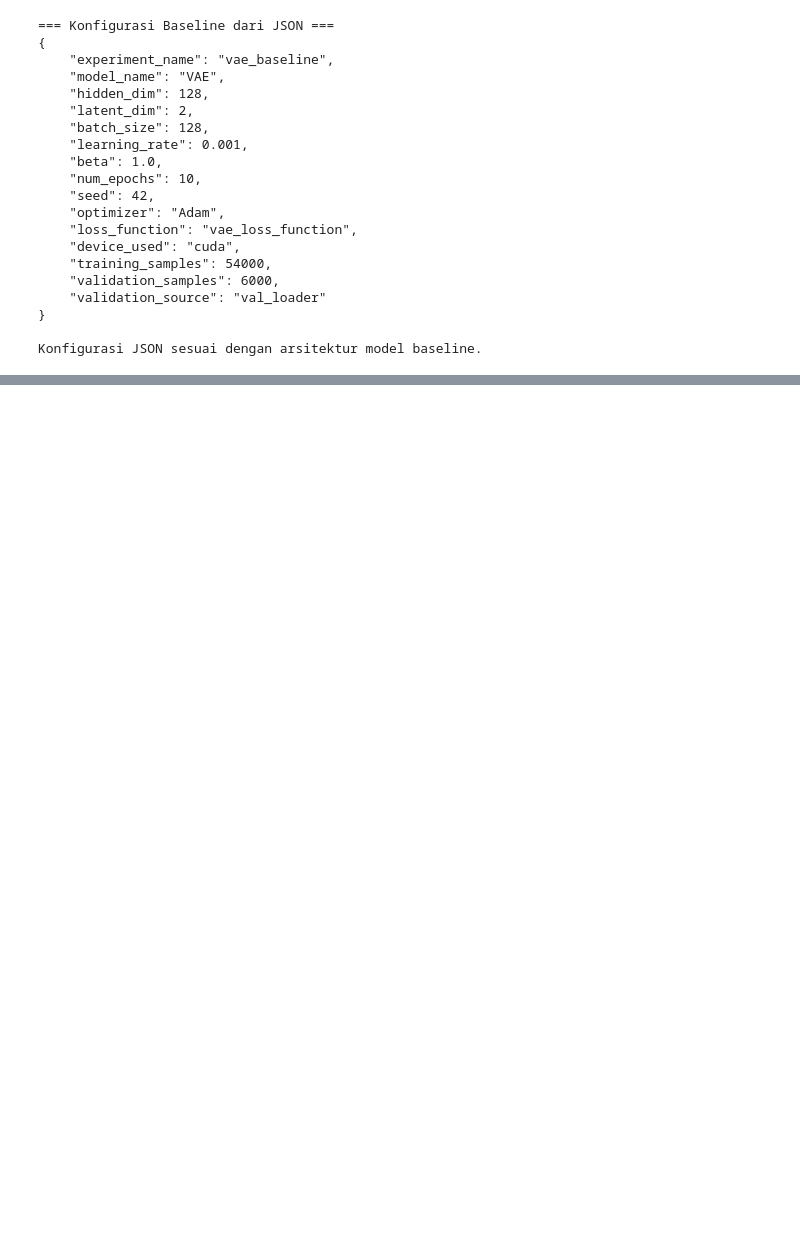
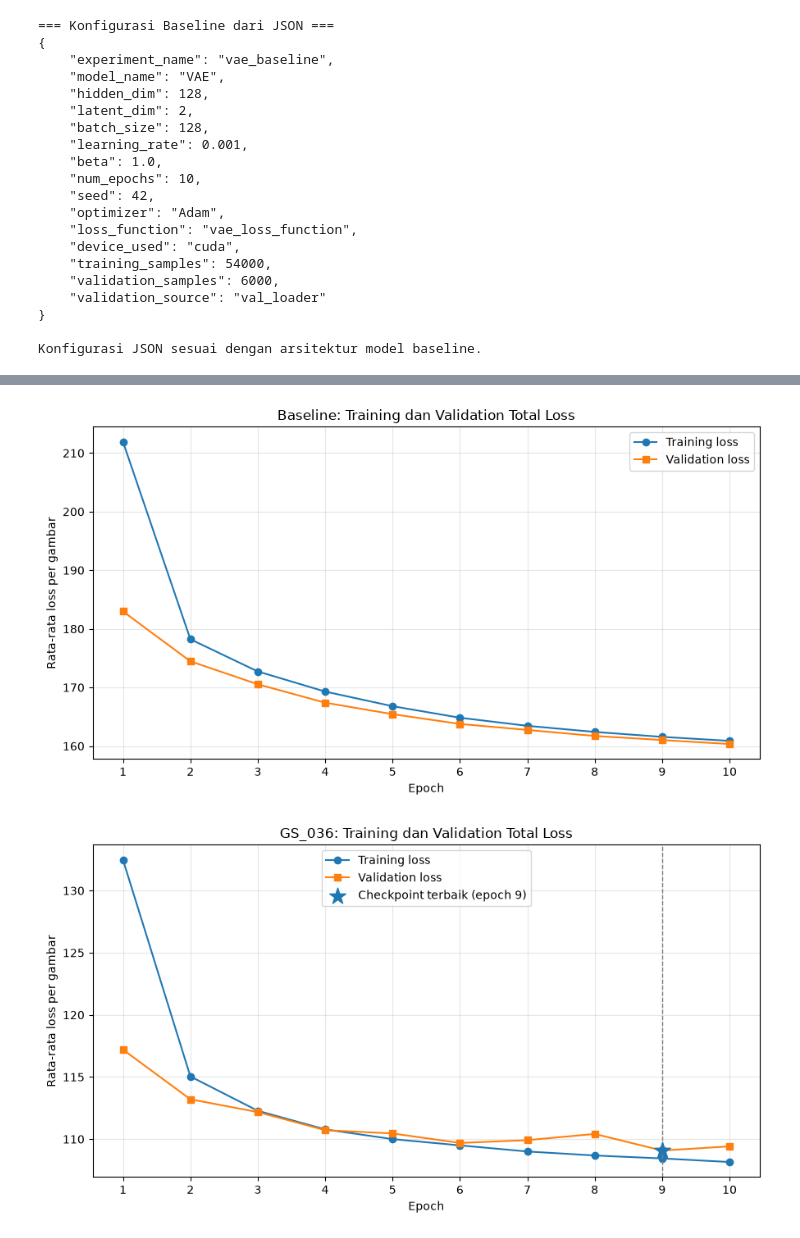
Before and after one commit to AI-IF-TelU/Proyek1-GenAI-VAE-Telertubbies, a Jupyter notebook: main.ipynb, the cells around one changed output, grey strips where cells are left out. Drawn from its saved outputs; the diff is of its cells as text; code cells hidden in the pictures; blank space fills up the shorter version.

Commit message:
feat(analysis): visualize VAE training history

```diff
--- a/main.ipynb
+++ b/main.ipynb
@@ -1343,6 +1342,10 @@ GRID_PARAMS = {
 GRID_EPOCHS = 10
 GRID_SEED = 42
 GRID_BETA = 1.0
+
+# Folder khusus Grid Search
+GRID_SEARCH_DIR = Path("results/grid_search")
+GRID_SEARCH_DIR.mkdir(parents=True, exist_ok=True)
 
 # Gunakan pilihan terbaik tersimpan. Jika metadata belum ada, baca ringkasan.
 BEST_COMBINATION_PATH = GRID_SEARCH_DIR / "best_combination.json"
@@ -2296,0 +2307,66 @@ Konfigurasi JSON sesuai dengan arsitektur model baseline.
+# %%
+# Grafik Total Loss Baseline dan GS_036
+
+import json
+import pandas as pd
+import matplotlib.pyplot as plt
+from pathlib import Path
+
+# Folder penyimpanan grafik dan tabel hasil analisis
+FIGURE_DIR = Path("results/figures")
+EVAL_DIR = Path("results/evaluation")
+FIGURE_DIR.mkdir(parents=True, exist_ok=True)
+EVAL_DIR.mkdir(parents=True, exist_ok=True)
+
+# Memuat riwayat training yang sudah tersimpan
+with open("results/baseline/vae_baseline_history.json", encoding="utf-8") as f:
+    baseline_history_df = pd.DataFrame(json.load(f))
+
+with open("results/grid_search/GS_036/history.json", encoding="utf-8") as f:
+    gs036_history_df = pd.DataFrame(json.load(f))
+
+# Epoch checkpoint terbaik diambil dari metadata grid search
+best_epoch = int(best_combination["best_val_epoch"])
+
+# Memastikan kedua riwayat berisi 10 epoch
+assert len(baseline_history_df) == 10
+assert len(gs036_history_df) == 10
+
+
+def plot_total_loss(history, model_name, best_epoch=None, save_path=None):
+    """Menampilkan training dan validation loss setiap epoch."""
+    plt.figure(figsize=(9, 5))
+
+    plt.plot(history["epoch"], history["train_loss"],
+             marker="o", label="Training loss")
+    plt.plot(history["epoch"], history["val_loss"],
+             marker="s", label="Validation loss")
+
+    # Tandai checkpoint terbaik jika epoch-nya diketahui
+    if best_epoch is not None:
+        best_loss = history.loc[history["epoch"] == best_epoch, "val_loss"].iloc[0]
+        plt.axvline(best_epoch, color="gray", linestyle="--", linewidth=1)
+        plt.scatter([best_epoch], [best_loss], marker="*", s=220, zorder=5,
+                    label=f"Checkpoint terbaik (epoch {best_epoch})")
+
+    plt.title(f"{model_name}: Training dan Validation Total Loss")
+    plt.xlabel("Epoch")
+    plt.ylabel("Rata-rata loss per gambar")
+    plt.xticks(history["epoch"])
+    plt.legend()
+    plt.grid(True, alpha=0.3)
+    plt.tight_layout()
+
+    # Simpan grafik agar dapat digunakan pada laporan
+    if save_path is not None:
+        plt.savefig(save_path, dpi=150)
+    plt.show()
+
+
+plot_total_loss(baseline_history_df, "Baseline",
+                save_path=FIGURE_DIR / "total_loss_baseline.png")
+plot_total_loss(gs036_history_df, "GS_036", best_epoch=best_epoch,
+                save_path=FIGURE_DIR / "total_loss_gs036.png")
+# %% [output]
+[figure, added]
+[figure, added]
```
Also changed, not shown: parts of 18 cells of this notebook, 3 other files.
